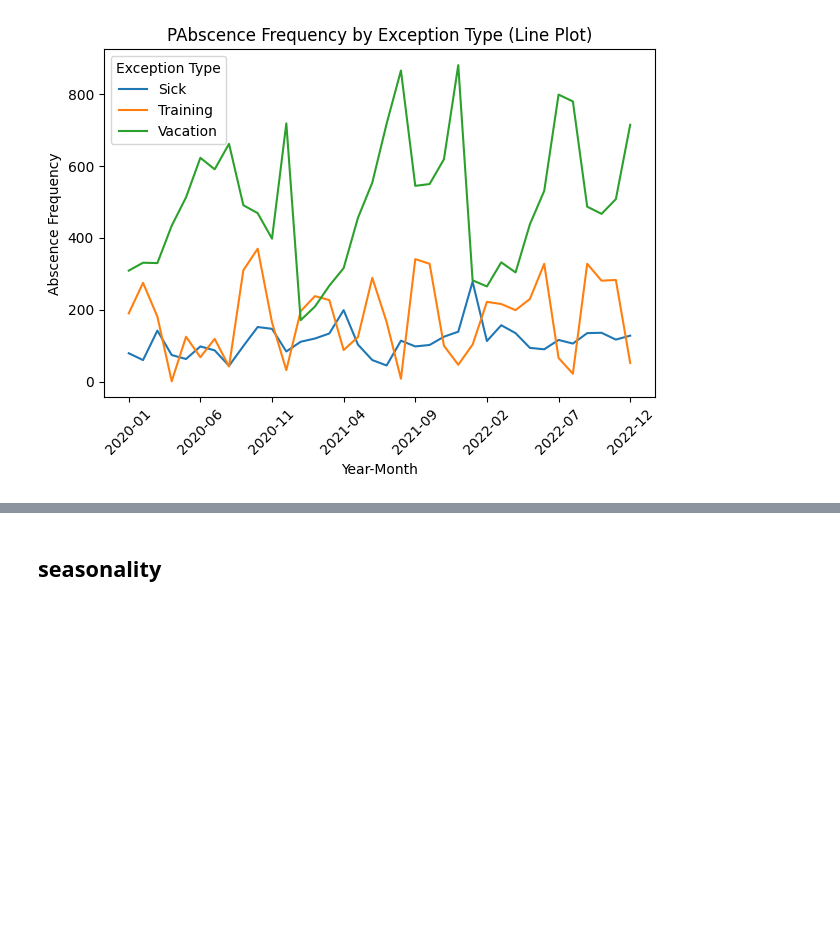
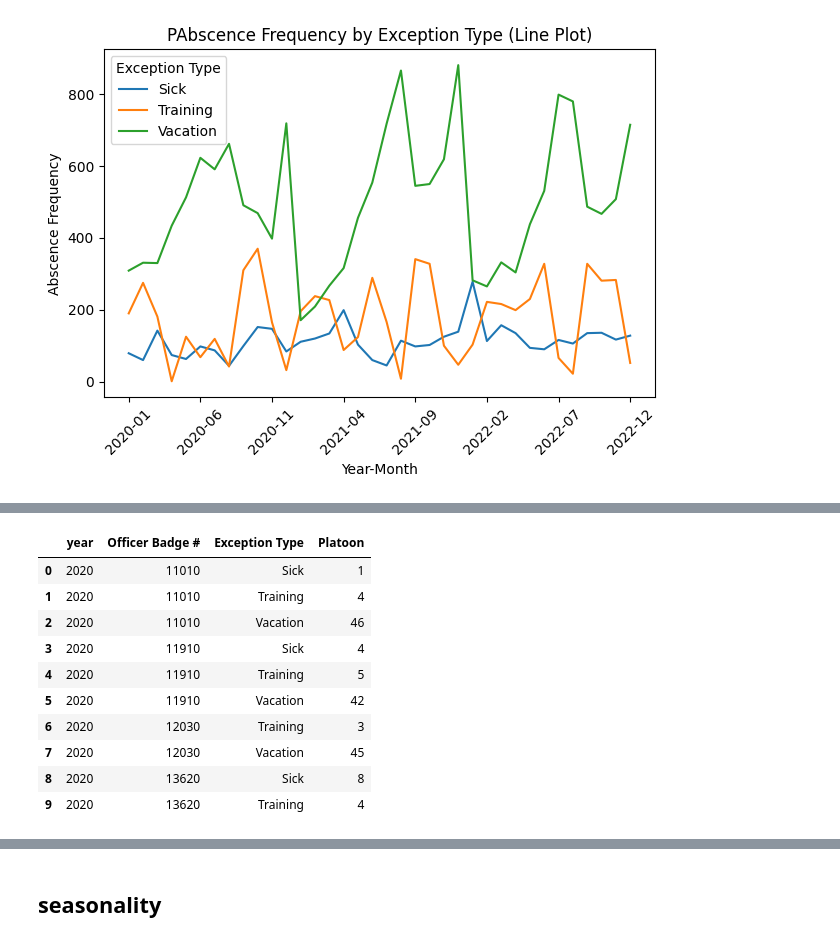
Before and after one commit to 10ken/staffing_crime_rate, a Jupyter notebook: Initial EDA.ipynb, the cells around one changed output, grey strips where cells are left out. Saved outputs shown, nothing was run; the diff lists cells and outputs as text; code cells hidden in the pictures; blank space fills up the shorter version.

```diff
--- a/Initial EDA.ipynb
+++ b/Initial EDA.ipynb
@@ -358,0 +286,16 @@ absence_pivot['Sick'].corr(absence_pivot['Training'])
+# %%
+pd.set_option('display.max_rows', 100)
+year_badge = staff_df.groupby(['year', 'Officer Badge #', 'Exception Type']).count()['Platoon'].reset_index()
+year_badge.head(10)
+# %% [output]
+|  | year | Officer Badge # | Exception Type | Platoon |
+| 0 | 2020 | 11010 | Sick | 1 |
+| 1 | 2020 | 11010 | Training | 4 |
+| 2 | 2020 | 11010 | Vacation | 46 |
+| 3 | 2020 | 11910 | Sick | 4 |
+| 4 | 2020 | 11910 | Training | 5 |
+| 5 | 2020 | 11910 | Vacation | 42 |
+| 6 | 2020 | 12030 | Training | 3 |
+| 7 | 2020 | 12030 | Vacation | 45 |
+| 8 | 2020 | 13620 | Sick | 8 |
+| 9 | 2020 | 13620 | Training | 4 |
```
Also changed, not shown: parts of 63 cells of this notebook.
